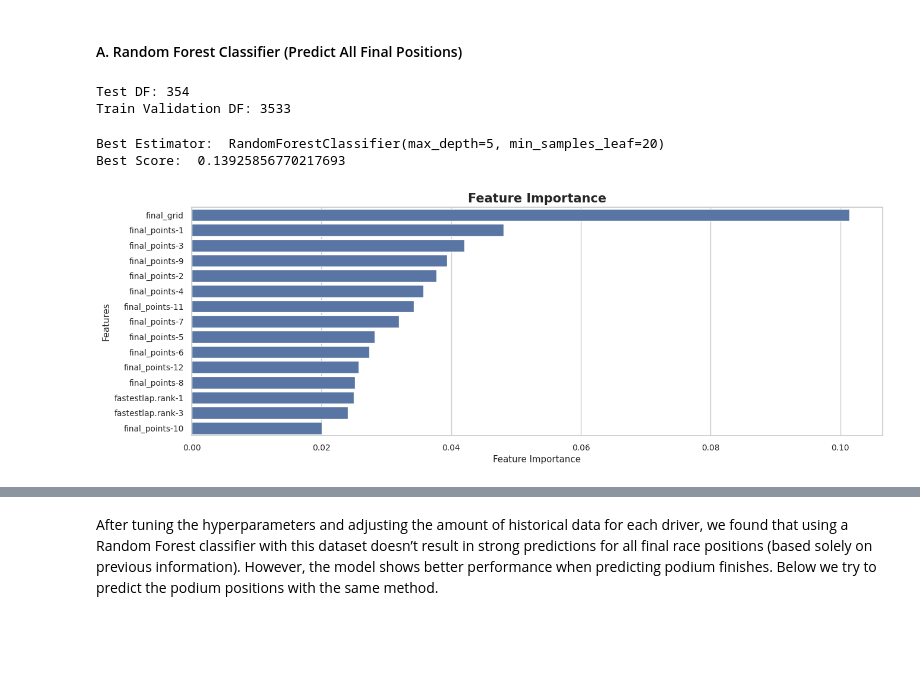
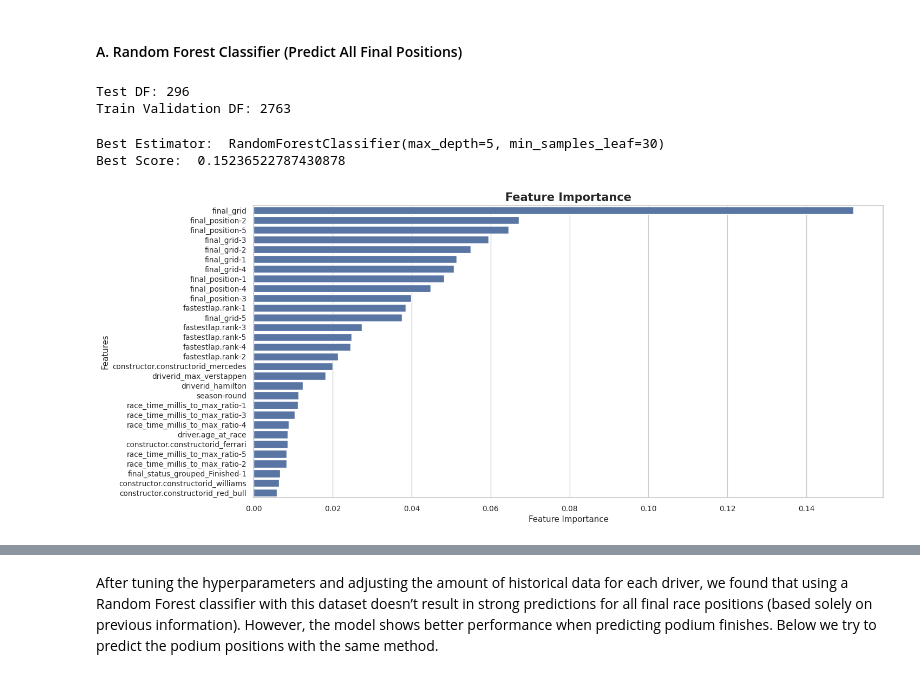
Before and after one commit to GabyCisnerosV/F1_NoName, a Jupyter notebook: 3_Model_1.ipynb, the cells around one changed output, grey strips where cells are left out. Cells and saved outputs as stored; diff of their text form; code cells hidden in the pictures; blank space fills up the shorter version.

```diff
--- a/3_Model_1.ipynb
+++ b/3_Model_1.ipynb
@@ -40,7 +40,7 @@ plt.figure(dpi=150)
 path = 'C:/Users/gabri/Dropbox/Gaby/Proyectos/My_Portafolio/F1/Data/'
 
 ResultsDF=pd.read_csv(path+"ResultsDF.csv")
-ResultsDF=ResultsDF[ResultsDF["season"]>=2014]
+ResultsDF=ResultsDF[ResultsDF["season"]>=2017]
 # %% [markdown]
 ### 2) Data Preprocessing
 # %%
@@ -65,10 +65,7 @@ selected_features_general=[col for col in ResultsDF.columns if col not in select
 # Not all the features in these dataframe are available before hand.
 # Below we remove features we don't know before the race starts (apart from dependent variables).
 # Here we add features to each observation to have a view of what happened the races before to the same driver
-features_to_add_from_the_past=['driverid',"season-round",'final_position','final_grid', 'final_points',
-                               'final_laps','race_time.millis','fastestlap.rank', 'fastestlap.lap',
-                               'fastestlap.averagespeed.speed', 'fastestlap.time.in_milliseconds','race_time_millis_to_max_ratio',
-                               'race_time_millis_to_min_ratio', 'race_time_millis_to_avg_ratio'] #'final_points'
+features_to_add_from_the_past=['driverid',"season-round",'final_position','final_grid','fastestlap.rank','race_time_millis_to_max_ratio'] #'final_points'
 
 features_to_add_from_the_past+=selected_features_status_focused
 
@@ -76,8 +73,11 @@ print(len(features_to_add_from_the_past))
 
 # Add certain features to see how the driver performed in previous races
 ResultsDF2=F1_Preprocessing.get_past_rows(DF=ResultsDF,
-                                          N=12,
+                                          N=5,
                                           iterator_feature='driverid',
                                           grouper_feature='season-round',
                                           features_added=features_to_add_from_the_past)
+
+ResultsDF2.drop(columns=ResultsDF2.loc[:, ResultsDF2.columns.str.startswith("driverid-")].columns.to_list(),inplace=True)
+ResultsDF2[list(set(ResultsDF2.columns)-set(ResultsDF.columns))]=ResultsDF2[list(set(ResultsDF2.columns)-set(ResultsDF.columns))].astype(float)
 # %% [output]
@@ -85,12 +85,16 @@ ResultsDF2=F1_Preprocessing.get_past_rows(DF=ResultsDF,
 # %%
 #Features to remove (not available during the race, text, already encoded features)
+
+selected_features_seasonround_focused=ResultsDF2.loc[:, ResultsDF2.columns.str.startswith("season-round-")].columns.to_list()
+
 features_to_remove=['driver_number', 'final_positionText', 'final_points','final_laps','driver.givenname', 'driver.familyname',
        'driver.dateofbirth', 'driver.nationality', 'constructor.url','constructor.name', 'constructor.nationality',
        'fastestlap.rank', 'fastestlap.lap', 'fastestlap.time.time','fastestlap.averagespeed.speed','racename',
        'circuit.circuitname', 'circuit.location.country', 'date','fastestlap.time.in_milliseconds',
        'season-round-driverid','race_time_millis_max_round_season','race_time_millis_min_round_season',
-       'race_time_millis_avg_round_season', 'race_time_millis_to_max_ratio','race_time_millis_to_min_ratio', 'race_time_millis_to_avg_ratio']
-features_to_remove=features_to_remove+selected_features_status_focused
+       'race_time_millis_avg_round_season', 'race_time_millis_to_max_ratio','race_time_millis_to_min_ratio', 'race_time_millis_to_avg_ratio',
+       'final_status_grouped','circuit.circuitid','constructor.constructorid','driverid']
+features_to_remove=features_to_remove+selected_features_status_focused+selected_features_seasonround_focused
 
 ResultsDF2=ResultsDF2.drop(columns=features_to_remove)
 
@@ -142,9 +130,10 @@ plt.show()
 # %%
 # SPLIT TRAIN, VALIDATION AND TEST DFs
 # I want to predict with the final_position of the last F1 rounds
-TEST_SEGMENTS=[2024]
-TEST_DF=ResultsDF2[ResultsDF2["season"].isin(TEST_SEGMENTS)].select_dtypes(exclude=['object']).drop(columns=["race_time.millis","final_position_is_podium"])
-TRAINING_VALIDATION_DF=ResultsDF2[~ResultsDF2["season"].isin(TEST_SEGMENTS)].select_dtypes(exclude=['object']).drop(columns=["race_time.millis","final_position_is_podium"])
+EXCLUDED_COLS=['final_position_is_podium','race_time.millis','season','round']
+TEST_SEGMENTS=np.sort(ResultsDF2["season-round"].unique())[-15:]
+TEST_DF=ResultsDF2[ResultsDF2["season-round"].isin(TEST_SEGMENTS)].drop(columns=EXCLUDED_COLS)
+TRAINING_VALIDATION_DF=ResultsDF2[~ResultsDF2["season-round"].isin(TEST_SEGMENTS)].drop(columns=EXCLUDED_COLS)
 
 print("Test DF:",len(TEST_DF))
 print("Train Validation DF:",len(TRAINING_VALIDATION_DF))
@@ -156,34 +145,34 @@ y = TRAINING_VALIDATION_DF[TARGET]
 X_test = TEST_DF.drop(columns=[TARGET])
 y_test = TEST_DF[TARGET]
 # %% [output]
-Test DF: 354
-Train Validation DF: 3533
+Test DF: 296
+Train Validation DF: 2763
 # %%
 # CROSS VALIDATION AND HYPERPARAMETER TUNING
 # RESULTS SHOWN WITH PERSONALIZED FUNCTIONS
 skf = StratifiedKFold(n_splits=5, shuffle=True, random_state=1994) #K FOLD STRATIFIED TO HAVE SAME TARGET DISTRIBUTION IN ALL SPLITS
 model = RandomForestClassifier()
 
 scoring = {'accuracy': 'accuracy',
            'f1_macro':'f1_macro'}
 
 param_grid = {
-    'max_depth': [5,10],
+    'max_depth': [5,10,15,20],
     # 'min_samples_split': [5,10,15],
-    'min_samples_leaf': [10,20,30,40]
+    'min_samples_leaf': [5,10,20,30,40]
     }
 
 grid_search = GridSearchCV(estimator=model, param_grid=param_grid,scoring=scoring, cv=skf, refit='accuracy', return_train_score=True)
 grid_search.fit(X, y)
 
 cv_results,best_model=F1_Modelling_Extra_Functions.grid_search_show_results(gs=grid_search,
                                                                             X_df=X,
-                                                                            feature_importance_num_features=15,
-                                                                            figuresize=(15,5))
+                                                                            feature_importance_num_features=30,
+                                                                            figuresize=(15,7))
 # %% [output]
-Best Estimator:  RandomForestClassifier(max_depth=5, min_samples_leaf=20)
-Best Score:  0.13925856770217693
+Best Estimator:  RandomForestClassifier(max_depth=5, min_samples_leaf=30)
+Best Score:  0.15236522787430878
-[figure, old version]
+[figure, new version]
 # %%
 # Try model in test set
 y_pred = best_model.predict(X_test)
```
Also changed, not shown: parts of 14 cells of this notebook, 1 other file.
